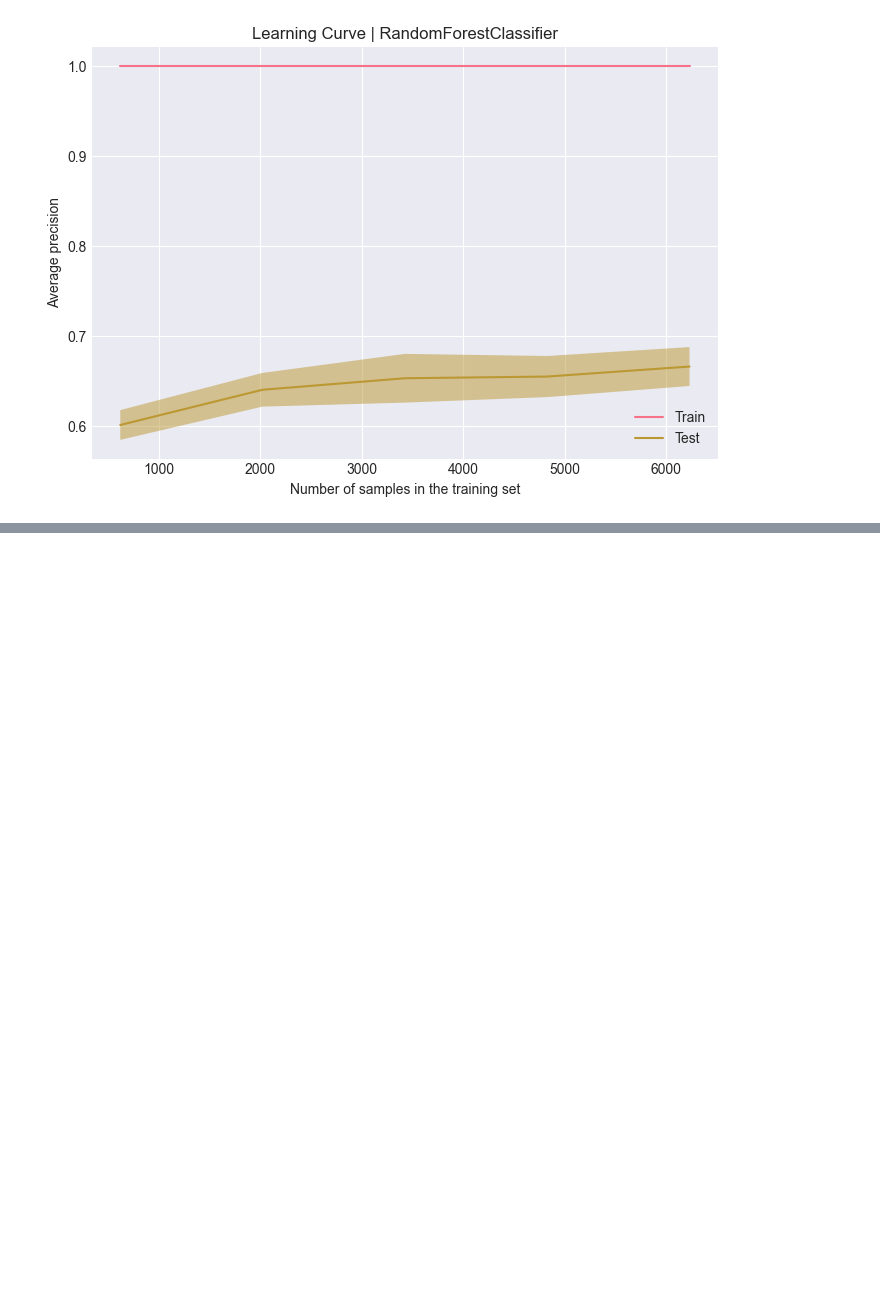
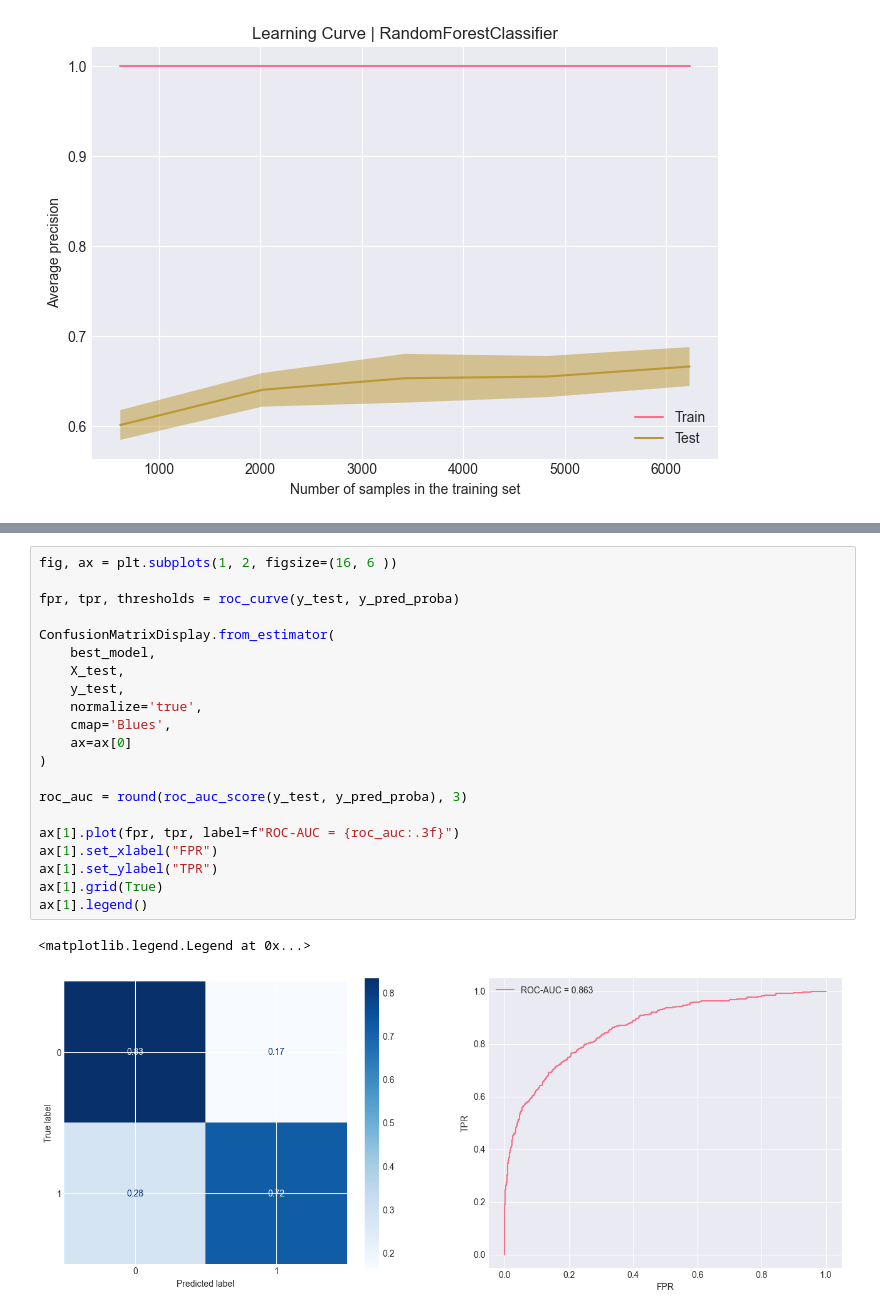
Before and after one commit to curiuwu/Machine-Learning-projects, a Jupyter notebook: customer_churn_prediction/customer_churn_prediction.ipynb, the cells around one changed output, grey strips where cells are left out. Cells and saved outputs as stored; diff of their text form; blank space fills up the shorter version.

```diff
--- a/customer_churn_prediction/customer_churn_prediction.ipynb
+++ b/customer_churn_prediction/customer_churn_prediction.ipynb
@@ -477,0 +861,24 @@ F1-score: 0.509
+# %%
+fig, ax = plt.subplots(1, 2, figsize=(16, 6 ))
+
+fpr, tpr, thresholds = roc_curve(y_test, y_pred_proba)
+
+ConfusionMatrixDisplay.from_estimator(
+    best_model,
+    X_test,
+    y_test,
+    normalize='true',
+    cmap='Blues',
+    ax=ax[0]
+)
+
+roc_auc = round(roc_auc_score(y_test, y_pred_proba), 3)
+
+ax[1].plot(fpr, tpr, label=f"ROC-AUC = {roc_auc:.3f}")
+ax[1].set_xlabel("FPR")
+ax[1].set_ylabel("TPR")
+ax[1].grid(True)
+ax[1].legend()
+# %% [output]
+<matplotlib.legend.Legend at 0x...>
+[figure, added]
```
Also changed, not shown: parts of 35 cells of this notebook, 3 other files.
